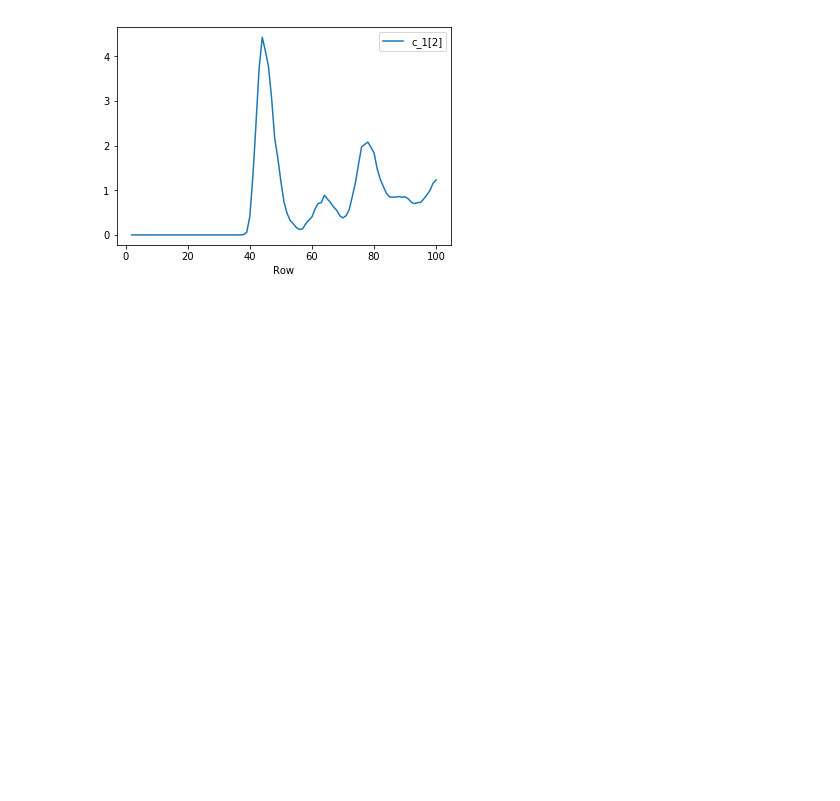
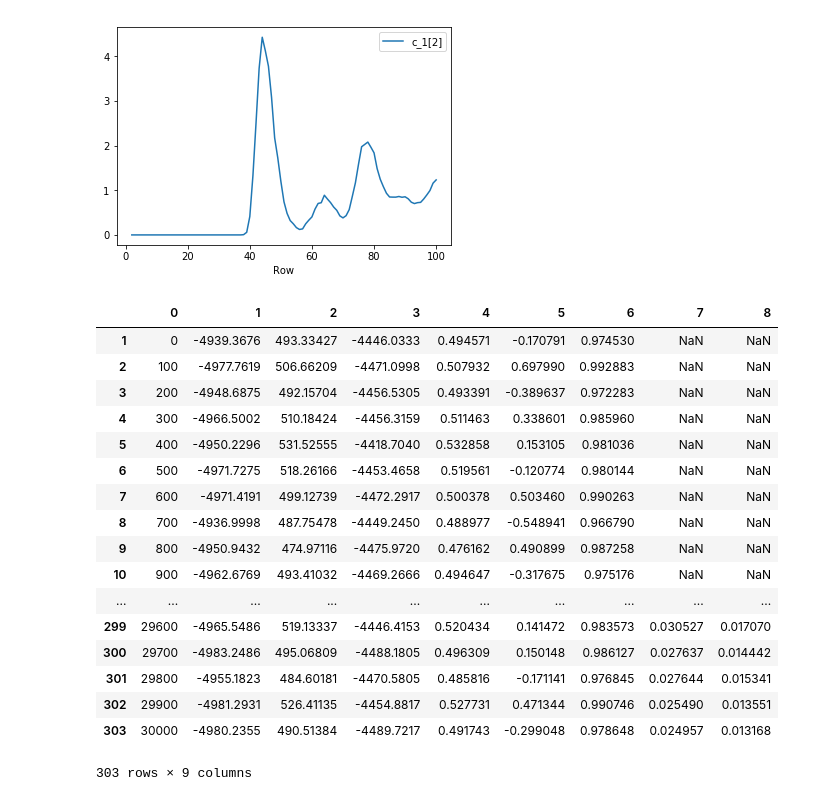
Before and after one commit to AlexVTimofeev/phaseTransitionML, a Jupyter notebook: represent.ipynb, the cells around one changed output. Saved outputs shown, nothing was run; the diff lists cells and outputs as text; code cells hidden in the pictures; blank space fills up the shorter version.

```diff
--- a/represent.ipynb
+++ b/represent.ipynb
@@ -25,0 +66,23 @@ data = pd.read_table('log.temp0.5.press0.1.file')
+# %%
+data = pd.read_table('help.txt',header=None,delimiter=' ',error_bad_lines=False)[1:]
+# %%
+data
+# %% [output]
+|  | 0 | 1 | 2 | 3 | 4 | 5 | 6 | 7 | 8 |
+| 1 | 0 | -4939.3676 | 493.33427 | -4446.0333 | 0.494571 | -0.170791 | 0.974530 | NaN | NaN |
+| 2 | 100 | -4977.7619 | 506.66209 | -4471.0998 | 0.507932 | 0.697990 | 0.992883 | NaN | NaN |
+| 3 | 200 | -4948.6875 | 492.15704 | -4456.5305 | 0.493391 | -0.389637 | 0.972283 | NaN | NaN |
+| 4 | 300 | -4966.5002 | 510.18424 | -4456.3159 | 0.511463 | 0.338601 | 0.985960 | NaN | NaN |
+| 5 | 400 | -4950.2296 | 531.52555 | -4418.7040 | 0.532858 | 0.153105 | 0.981036 | NaN | NaN |
+| 6 | 500 | -4971.7275 | 518.26166 | -4453.4658 | 0.519561 | -0.120774 | 0.980144 | NaN | NaN |
+| 7 | 600 | -4971.4191 | 499.12739 | -4472.2917 | 0.500378 | 0.503460 | 0.990263 | NaN | NaN |
+| 8 | 700 | -4936.9998 | 487.75478 | -4449.2450 | 0.488977 | -0.548941 | 0.966790 | NaN | NaN |
+| 9 | 800 | -4950.9432 | 474.97116 | -4475.9720 | 0.476162 | 0.490899 | 0.987258 | NaN | NaN |
+| 10 | 900 | -4962.6769 | 493.41032 | -4469.2666 | 0.494647 | -0.317675 | 0.975176 | NaN | NaN |
+| ... | ... | ... | ... | ... | ... | ... | ... | ... | ... |
+| 299 | 29600 | -4965.5486 | 519.13337 | -4446.4153 | 0.520434 | 0.141472 | 0.983573 | 0.030527 | 0.017070 |
+| 300 | 29700 | -4983.2486 | 495.06809 | -4488.1805 | 0.496309 | 0.150148 | 0.986127 | 0.027637 | 0.014442 |
+| 301 | 29800 | -4955.1823 | 484.60181 | -4470.5805 | 0.485816 | -0.171141 | 0.976845 | 0.027644 | 0.015341 |
+| 302 | 29900 | -4981.2931 | 526.41135 | -4454.8817 | 0.527731 | 0.471344 | 0.990746 | 0.025490 | 0.013551 |
+| 303 | 30000 | -4980.2355 | 490.51384 | -4489.7217 | 0.491743 | -0.299048 | 0.978648 | 0.024957 | 0.013168 |
+303 rows × 9 columns
```
Also changed, not shown: parts of 5 cells of this notebook, 1 other file.
